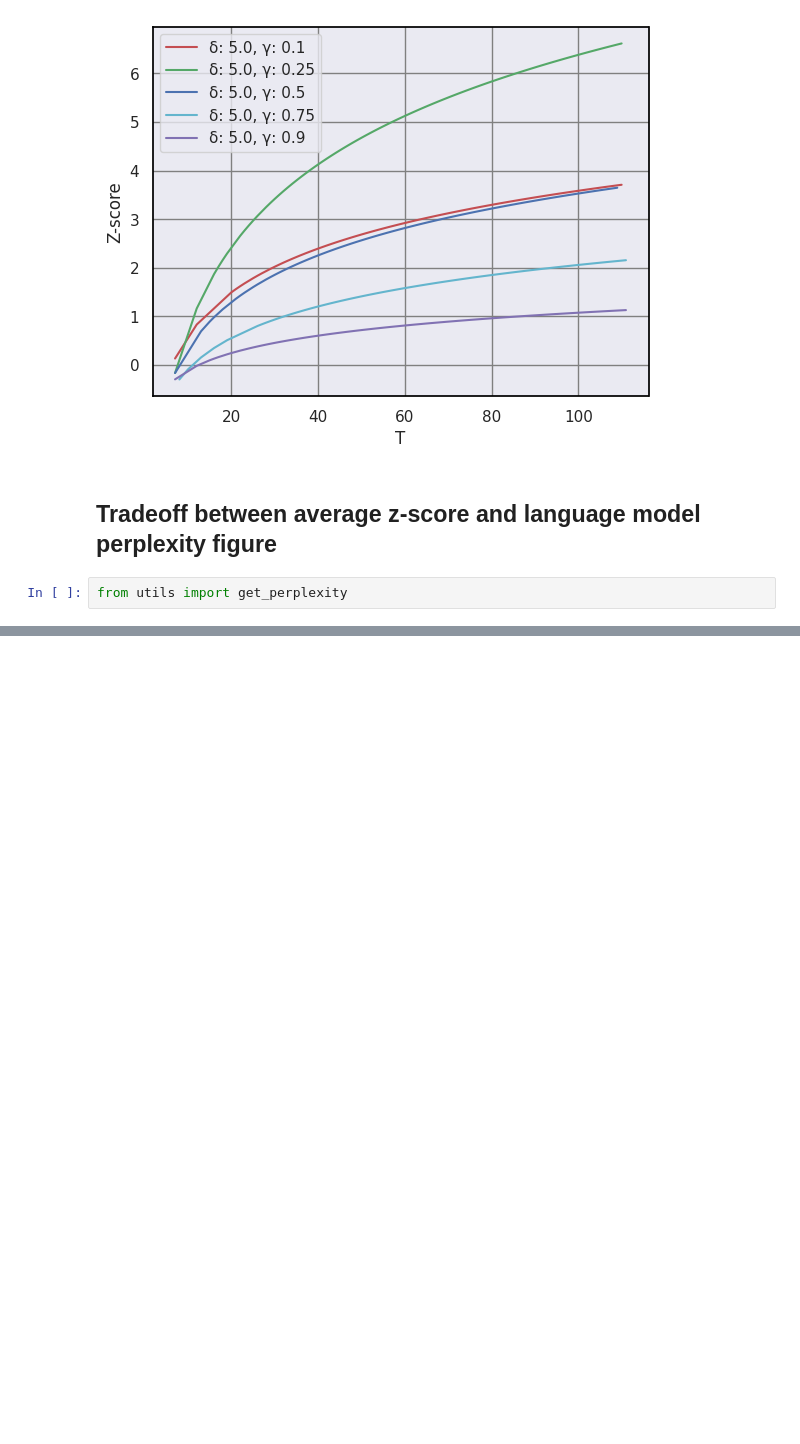
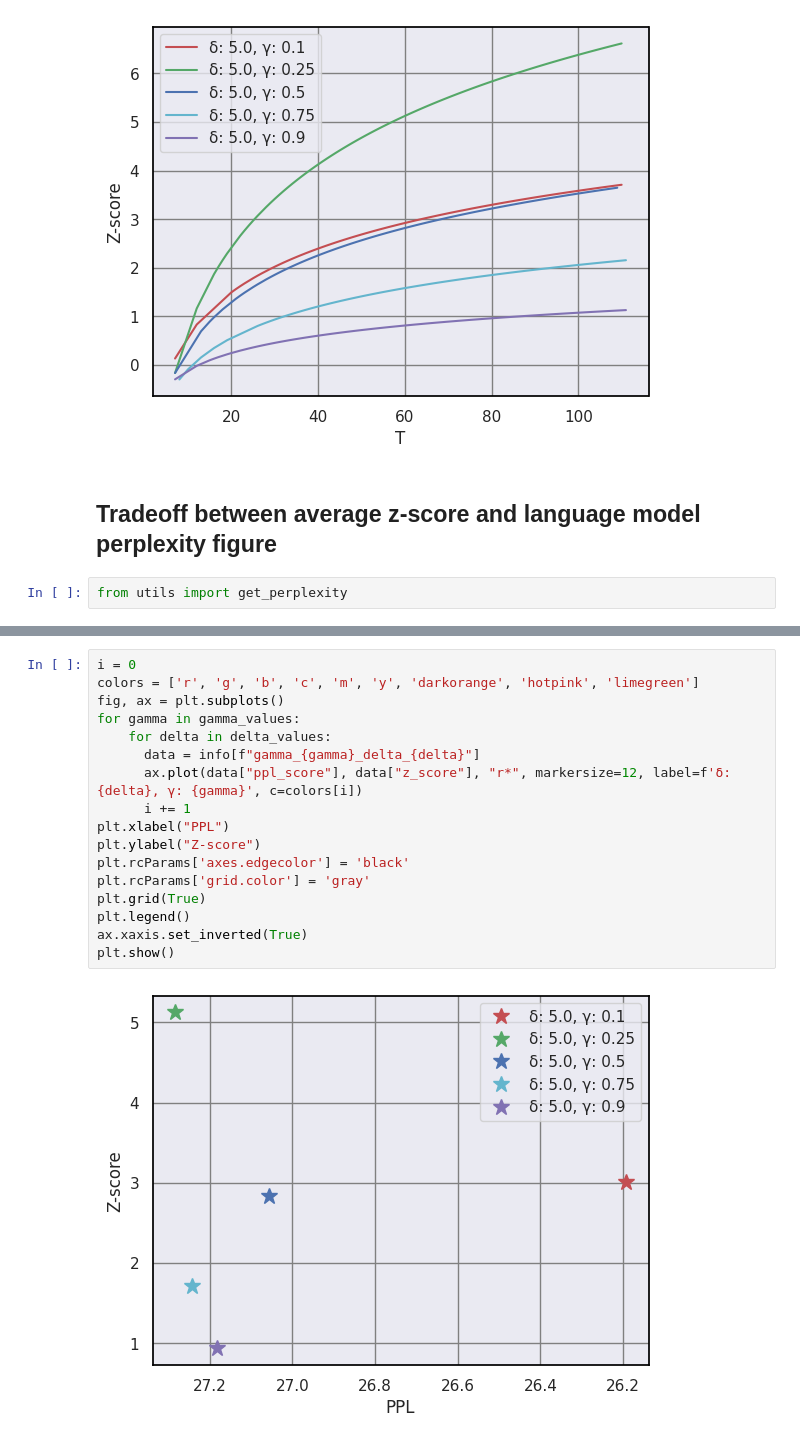
Before and after one commit to pouya-parsa/watermark_language_models, a Jupyter notebook: watermark_for_LLM.ipynb, the cells around one changed output, grey strips where cells are left out. Cells and saved outputs as stored; diff of their text form; blank space fills up the shorter version.

Commit message:
feat: add z-score vs ppl figure

```diff
--- a/watermark_for_LLM.ipynb
+++ b/watermark_for_LLM.ipynb
@@ -252,0 +267,19 @@ ppl_scores
+# %%
+i = 0
+colors = ['r', 'g', 'b', 'c', 'm', 'y', 'darkorange', 'hotpink', 'limegreen']
+fig, ax = plt.subplots()
+for gamma in gamma_values:
+    for delta in delta_values:
+      data = info[f"gamma_{gamma}_delta_{delta}"]
+      ax.plot(data["ppl_score"], data["z_score"], "r*", markersize=12, label=f'δ: {delta}, γ: {gamma}', c=colors[i])
+      i += 1
+plt.xlabel("PPL")
+plt.ylabel("Z-score")
+plt.rcParams['axes.edgecolor'] = 'black'
+plt.rcParams['grid.color'] = 'gray'
+plt.grid(True)
+plt.legend()
+ax.xaxis.set_inverted(True)
+plt.show()
+# %% [output]
+[figure, added]
```
Also changed, not shown: parts of 4 cells of this notebook.
